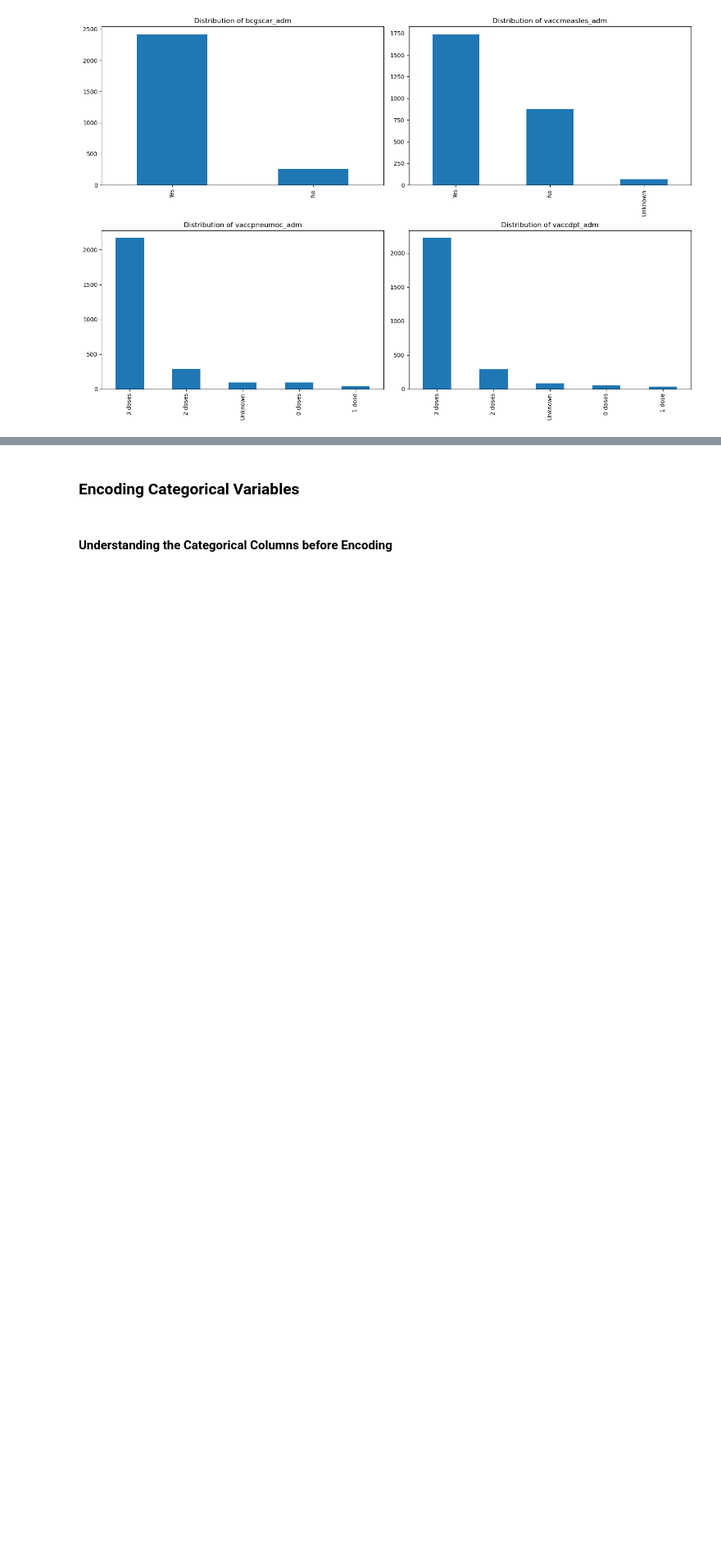
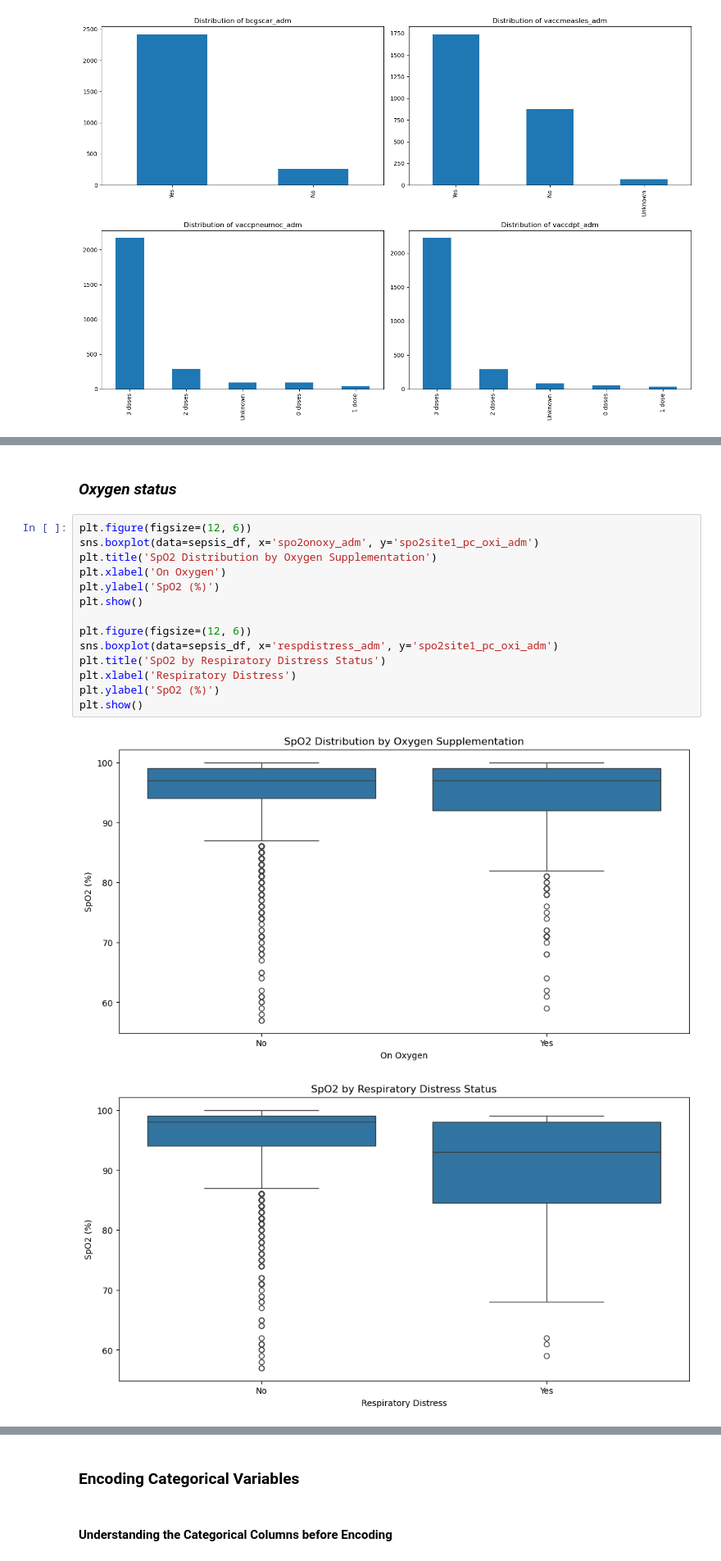
Before and after one commit to HermelaDev/Pediatric_Sepsis_Related_Death_Prediction, a Jupyter notebook: Pediatric_Sepsis.ipynb, the cells around one changed output, grey strips where cells are left out. Shown at 82% size. Cells and saved outputs as stored; diff of their text form; blank space fills up the shorter version.

```diff
--- a/Pediatric_Sepsis.ipynb
+++ b/Pediatric_Sepsis.ipynb
@@ -888,0 +977,19 @@ plt.show()
+# %% [markdown]
+### *Oxygen status*
+# %%
+plt.figure(figsize=(12, 6))
+sns.boxplot(data=sepsis_df, x='spo2onoxy_adm', y='spo2site1_pc_oxi_adm')
+plt.title('SpO2 Distribution by Oxygen Supplementation')
+plt.xlabel('On Oxygen')
+plt.ylabel('SpO2 (%)')
+plt.show()
+
+plt.figure(figsize=(12, 6))
+sns.boxplot(data=sepsis_df, x='respdistress_adm', y='spo2site1_pc_oxi_adm')
+plt.title('SpO2 by Respiratory Distress Status')
+plt.xlabel('Respiratory Distress')
+plt.ylabel('SpO2 (%)')
+plt.show()
+# %% [output]
+[figure, added]
+[figure, added]
```
Also changed, not shown: parts of 86 cells of this notebook, 2 other files.
